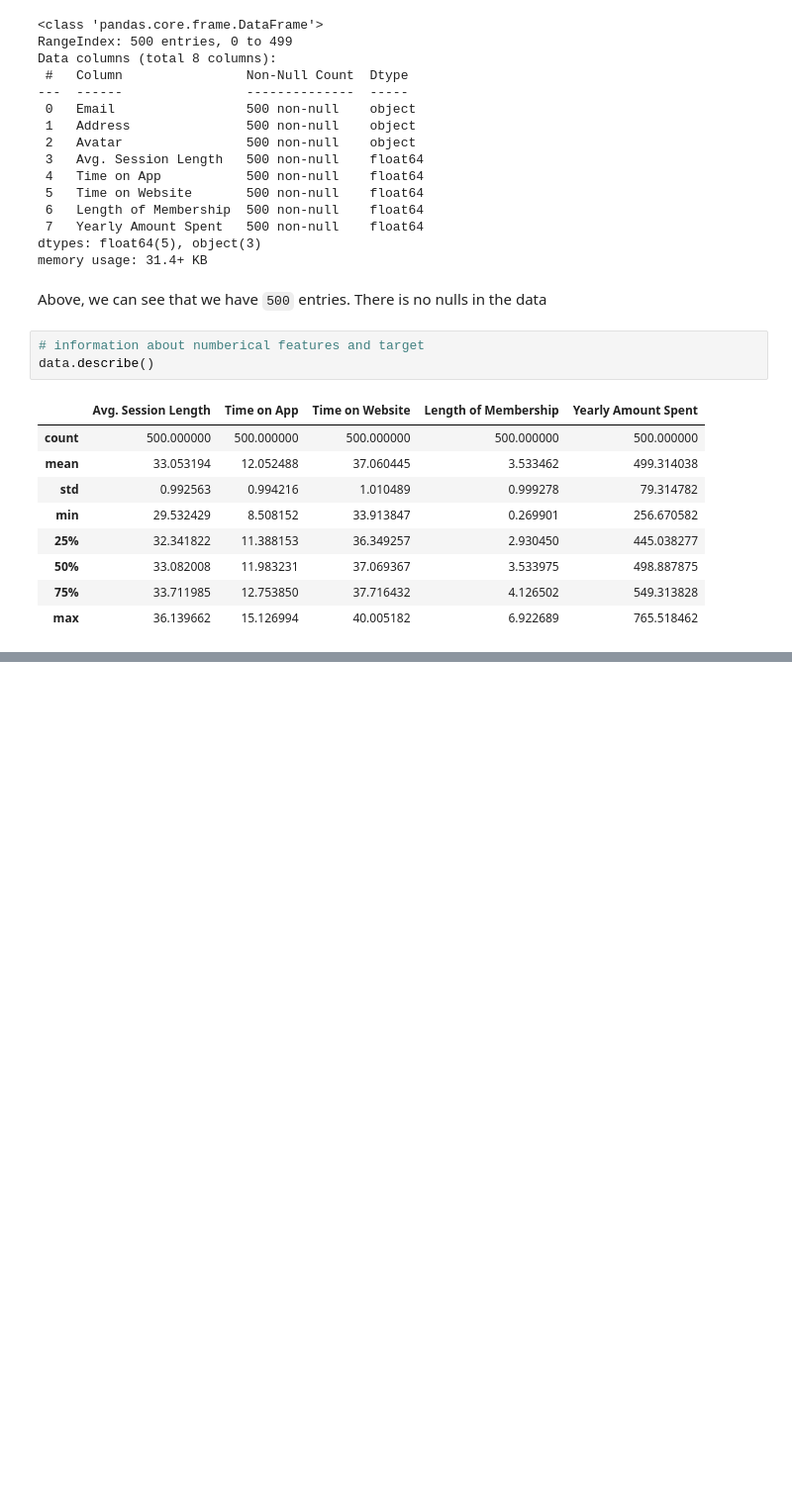
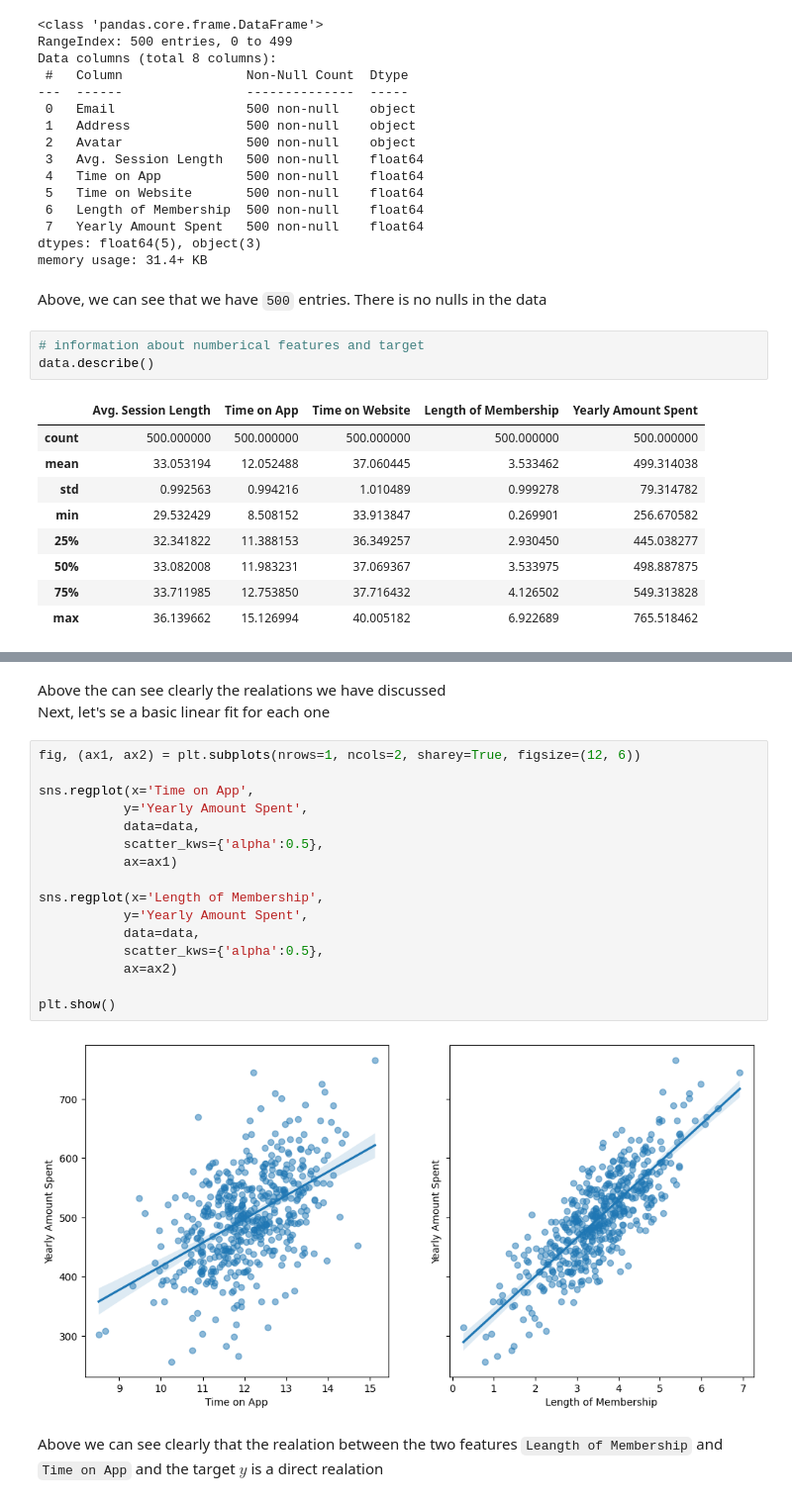
Before and after one commit to Ad7amstein/Linear_Regression-E-commerce, a Jupyter notebook: ecommerce.ipynb, the cells around one changed output, grey strips where cells are left out. Shown at 99% size. Cells and saved outputs as stored; diff of their text form; blank space fills up the shorter version.

```diff
--- a/ecommerce.ipynb
+++ b/ecommerce.ipynb
@@ -72,0 +101,23 @@ Above, we can use this information later to see if we are on the right path.
+# %% [markdown]
+Above the can see clearly the realations we have discussed<br>
+Next, let's se a basic linear fit for each one
+# %%
+fig, (ax1, ax2) = plt.subplots(nrows=1, ncols=2, sharey=True, figsize=(12, 6))
+
+sns.regplot(x='Time on App',
+           y='Yearly Amount Spent',
+           data=data,
+           scatter_kws={'alpha':0.5},
+           ax=ax1)
+
+sns.regplot(x='Length of Membership',
+           y='Yearly Amount Spent',
+           data=data,
+           scatter_kws={'alpha':0.5},
+           ax=ax2)
+
+plt.show()
+# %% [output]
+[figure, added]
+# %% [markdown]
+Above we can see clearly that the realation between the two features `Leangth of Membership` and `Time on App` and the target $y$ is a direct realation
```
Also changed, not shown: parts of 4 cells of this notebook.
